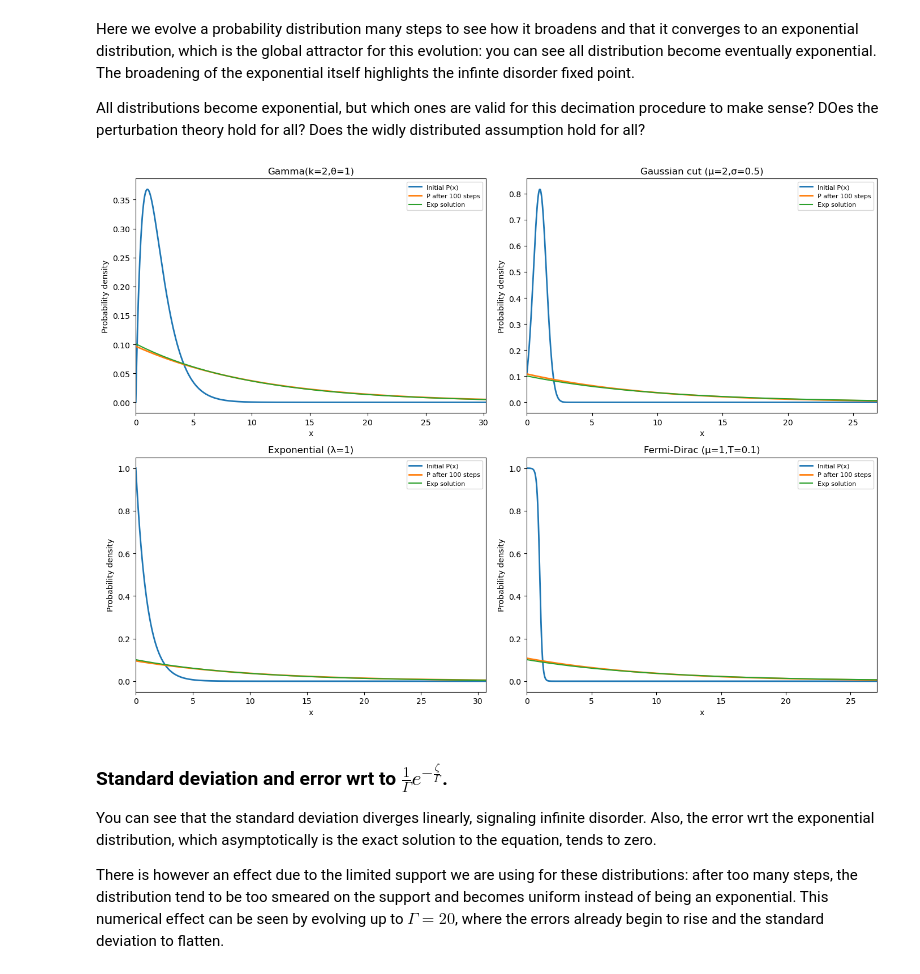
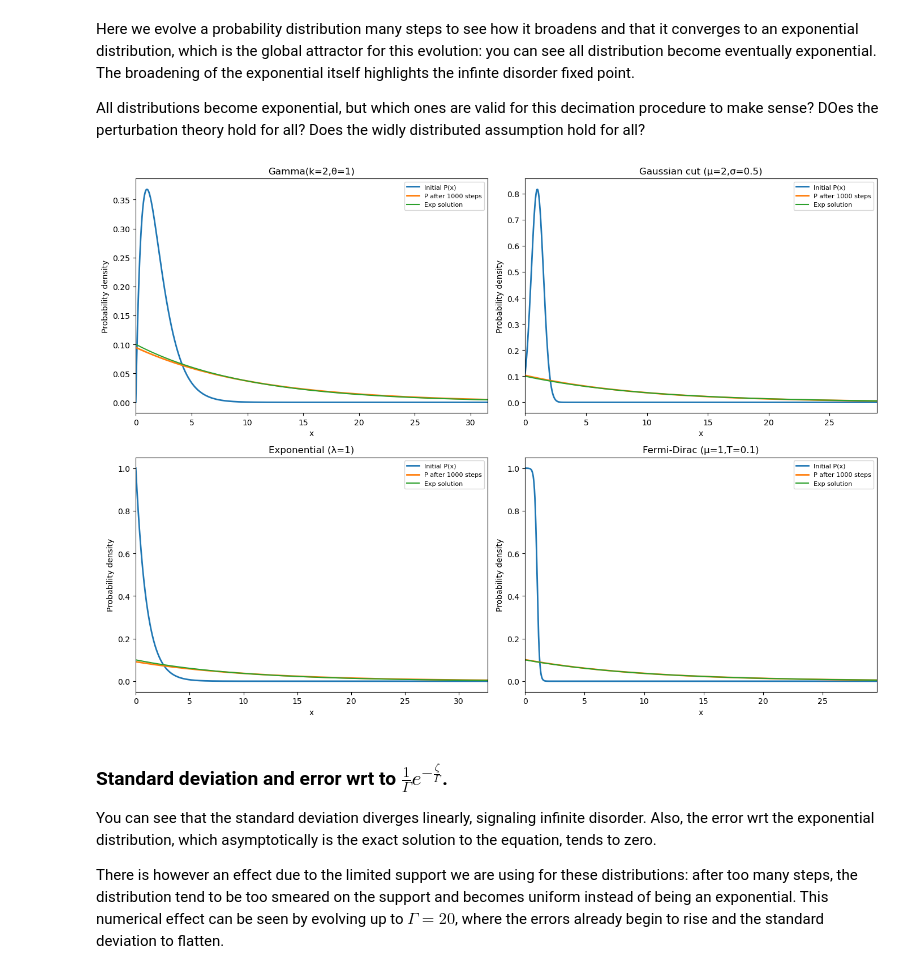
Before and after one commit to cyy020726/Strong-Disorder-Renormalization-Group, a Jupyter notebook: Stefano_SDRG/pdf_decimation_figure.ipynb, the cells around one changed output. Drawn from its saved outputs; the diff is of its cells as text; code cells hidden in the pictures.

```diff
--- a/Stefano_SDRG/pdf_decimation_figure.ipynb
+++ b/Stefano_SDRG/pdf_decimation_figure.ipynb
@@ -58,7 +58,7 @@ N = 50000 + 1                        # +1 to get a round dx
 x = np.linspace(0, x_max, N)
 dx = x[1] - x[0]
 
-dGamma = 0.1
+dGamma = 0.01
 
 ratio = dGamma/dx
 if (ratio < 10) or (not ratio.is_integer()):
@@ -241,7 +243,7 @@ def L1_distance(P, P_ref, x):
 #  Evolution for all 4 initial distributions
 # ============================================
 
-n_steps = 100  # number of RG steps
+n_steps = 1000  # number of RG steps
 
 initial_distributions = {
     "Gamma(k=2,θ=1)": lambda x: gamma_P(x, k=2, theta=1.0),
@@ -297,34 +299,34 @@ for ax, (name, constructor) in zip(axes, initial_distributions.items()):
 
     # save diagnostics
     results[name] = {
         "Gamma": np.array(Gammas),
         "Mean": np.array(Means),
         "Sigma": np.array(Sigmas),
         "Error": np.array(Errors)
     }
 
     # ---------------------------------------------------------
     # Intelligent plot cutoff (based on final PDF)
     # ---------------------------------------------------------
     x_max_plot = intelligent_xmax(x, P_current, p=0.95)
 
     # ---------------------------------------------------------
     # Plot
     # ---------------------------------------------------------
     ax.plot(x, P_init, label="Initial P(x)", linewidth=2)
     ax.plot(x, P_current, label=f"P after {n_steps} steps", linewidth=2)
     ax.plot(x, exponential_pdf(x, Gamma), label="Exp solution")
 
     ax.set_xlim(0, x_max_plot)
     ax.set_title(name)
     ax.set_xlabel("x")
     ax.set_ylabel("Probability density")
     ax.legend(fontsize=8)
 
 plt.tight_layout()
 plt.show()
 # %% [output]
-[figure, old version]
+[figure, new version]
 # %% [markdown]
 ### Standard deviation and error wrt to $\frac{1}{\Gamma}e^{-\frac{\zeta}{\Gamma}}$.
 
```
Also changed, not shown: parts of 3 cells of this notebook.
